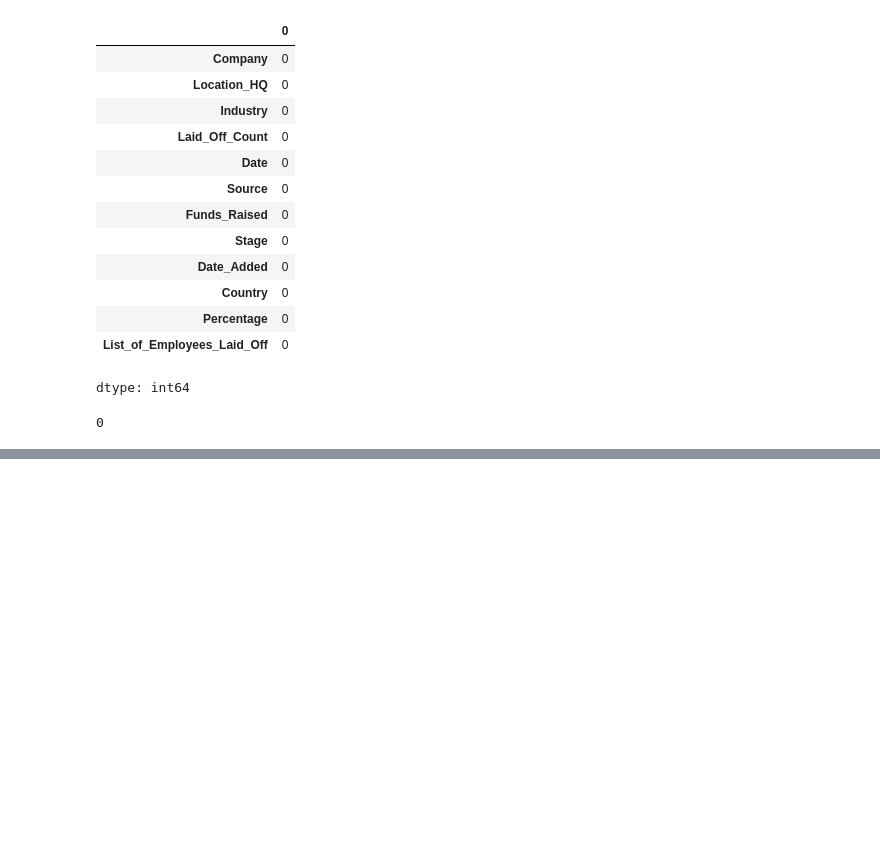
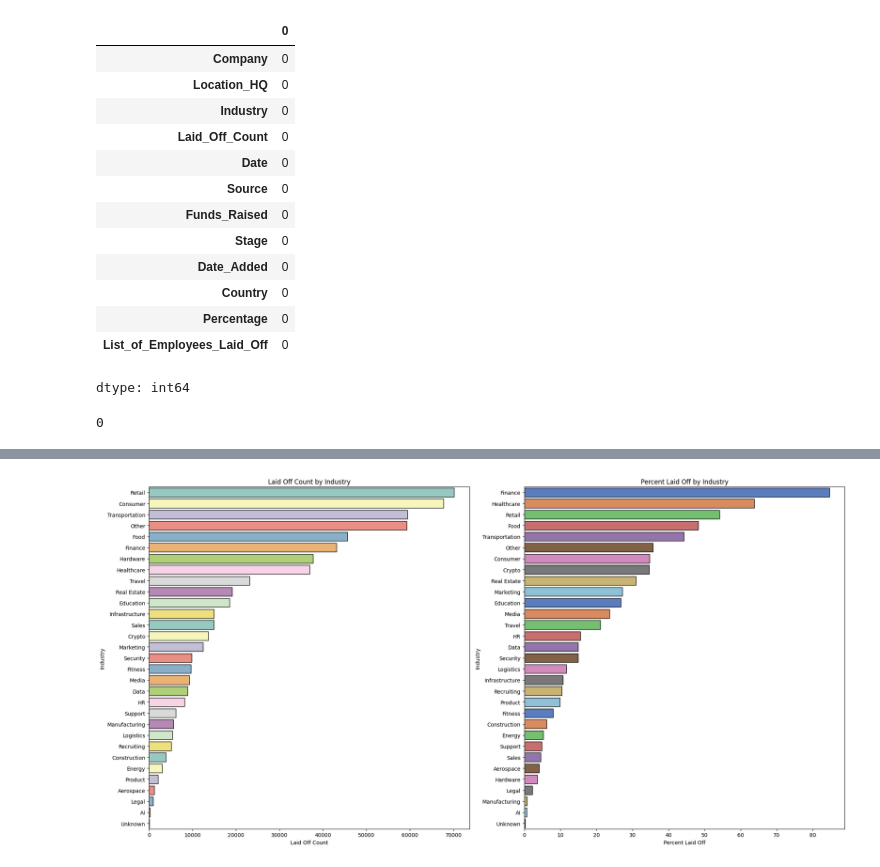
Before and after one commit to Shawn1yu/2020-2024-layoff_data_visualization, a Jupyter notebook: Layoff_Data_Visualization.ipynb, the cells around one changed output, grey strips where cells are left out. Drawn from its saved outputs; the diff is of its cells as text; code cells hidden in the pictures; blank space fills up the shorter version.

```diff
--- a/Layoff_Data_Visualization.ipynb
+++ b/Layoff_Data_Visualization.ipynb
@@ -155,3 +158,15 @@ df.head()
 | 2 | Aleph Farms | Tel Aviv | Food | 30.0 | 2024-06-05 | https://www.calcalistech.com/ctec... | 119.0 | Unknown | 2024-06-05 23:13:43 | ... |
 | 3 | MoonPay | Dover | Crypto | 30.0 | 2024-06-05 | https://www.theblock.co/post/2986... | 651.0 | Unknown | 2024-06-05 23:12:47 | ... |
 | 4 | Yext | New York City | Marketing | 0.0 | 2024-06-05 | https://www.investing.com/news/ec... | 117.0 | Post-IPO | 2024-06-05 18:02:40 | ... |
+# %%
+fig, ax = plt.subplots(1, 2,figsize=(20,10))
+ax[0] = sns.barplot(data=df.groupby('Industry')['Laid_Off_Count'].sum().sort_values(ascending=False).reset_index(),
+            y='Industry', x='Laid_Off_Count', edgecolor='black', palette='Set3', ax=ax[0])
+ax[0].set(title='Laid Off Count by Industry', xlabel='Laid Off Count')
+ax[1] = sns.barplot(data=df.groupby('Industry')['Percentage'].sum().sort_values(ascending=False).reset_index(),
+            y='Industry', x='Percentage', edgecolor='black', palette='muted', ax=ax[1])
+ax[1].set(title='Percent Laid Off by Industry', xlabel='Percent Laid Off')
+plt.tight_layout()
+fig.show()
+# %% [output]
+[figure, added]
```
Also changed, not shown: parts of 13 cells of this notebook.
